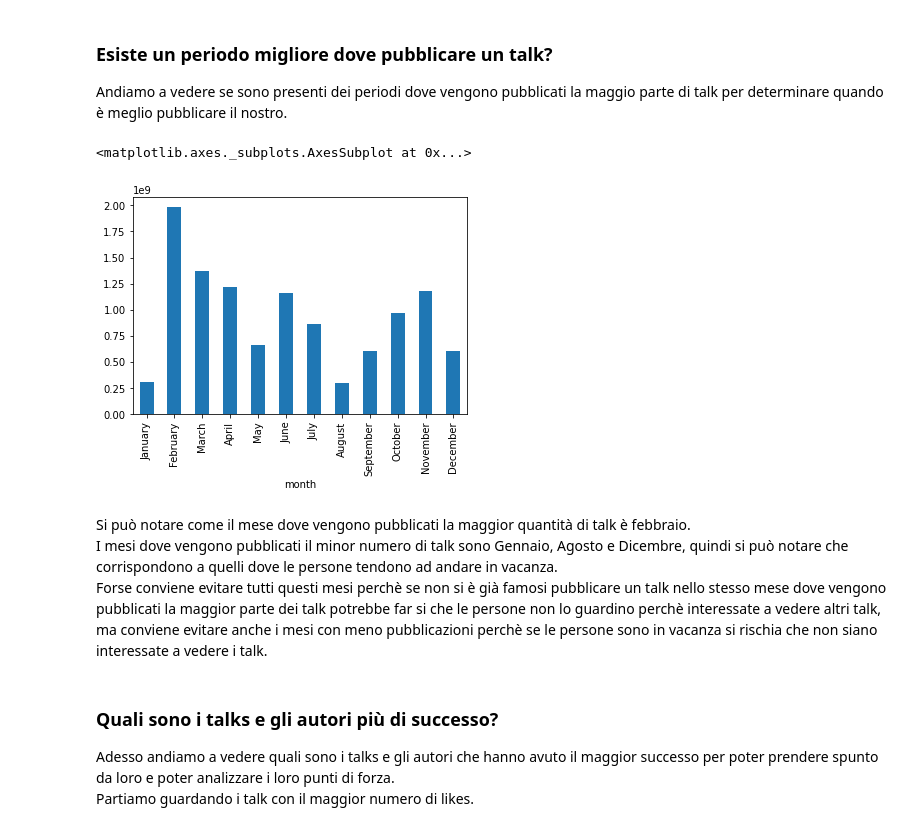
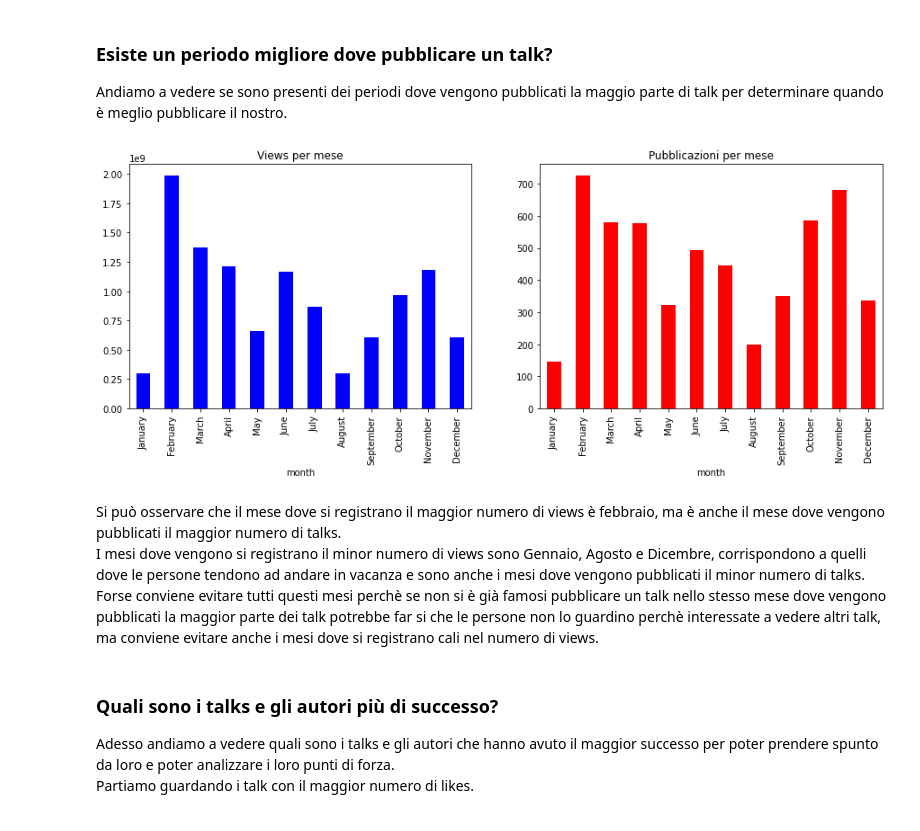
Before and after one commit to Fili00/Analisi_TedTalkDataset, a Jupyter notebook: progetto.ipynb, the cells around one changed output. Saved outputs shown, nothing was run; the diff lists cells and outputs as text; code cells hidden in the pictures.

```diff
--- a/progetto.ipynb
+++ b/progetto.ipynb
@@ -176,18 +210,23 @@ Andiamo a vedere se sono presenti dei periodi dove vengono pubblicati la maggio
 # %%
 import calendar
 ted['month'] = ted['date'].str.split(' ', expand=True)[0]
 
 ted['month']=pd.Categorical(ted['month'], categories=list(calendar.month_name)[1::], ordered=True)
+pub = ted['month'].value_counts().loc[list(calendar.month_name)[1::]]
 views = ted.sort_values(by='month').groupby('month')['views'].sum()
 
-views.plot(kind='bar')
+plt.figure(figsize=(15,5))
+plt.subplot(1,2,1)
+views.plot(kind='bar', color='blue', title="Views per mese")
+plt.subplot(1,2,2)
+pub.plot(kind='bar', color='red', title='Pubblicazioni per mese')
+_ = plt.xlabel('month')
 # %% [output]
-<matplotlib.axes._subplots.AxesSubplot at 0x...>
-[figure, old version]
+[figure, new version]
 # %% [markdown]
-Si può notare come il mese dove vengono pubblicati la maggior quantità di talk è febbraio. \
-I mesi dove vengono pubblicati il minor numero di talk sono Gennaio, Agosto e Dicembre, quindi si può notare che corrispondono a quelli dove le persone tendono ad andare in vacanza. \
-Forse conviene evitare tutti questi mesi perchè se non si è già famosi pubblicare un talk nello stesso mese dove vengono pubblicati la maggior parte dei talk potrebbe far si che le persone non lo guardino perchè interessate a vedere altri talk, ma conviene evitare anche i mesi con meno pubblicazioni perchè se le persone sono in vacanza si rischia che non siano interessate a vedere i talk.
+Si può osservare che il mese dove si registrano il maggior numero di views è febbraio, ma è anche il mese dove vengono pubblicati il maggior numero di talks. \
+I mesi dove vengono si registrano il minor numero di views sono Gennaio, Agosto e Dicembre, corrispondono a quelli dove le persone tendono ad andare in vacanza e sono anche i mesi dove vengono pubblicati il minor numero di talks. \
+Forse conviene evitare tutti questi mesi perchè se non si è già famosi pubblicare un talk nello stesso mese dove vengono pubblicati la maggior parte dei talk potrebbe far si che le persone non lo guardino perchè interessate a vedere altri talk, ma conviene evitare anche i mesi dove si registrano cali nel numero di views.
 # %% [markdown]
 ### **Quali sono i talks e gli autori più di successo?**
 Adesso andiamo a vedere quali sono i talks e gli autori che hanno avuto il maggior successo per poter prendere spunto da loro e poter analizzare i loro punti di forza. \
```
Also changed, not shown: parts of 19 cells of this notebook.
